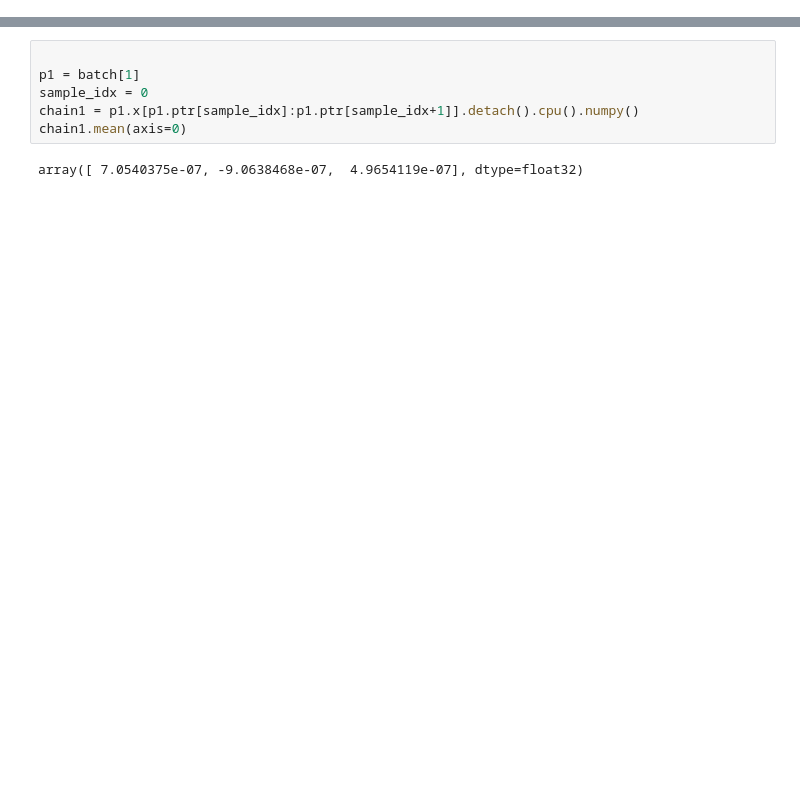
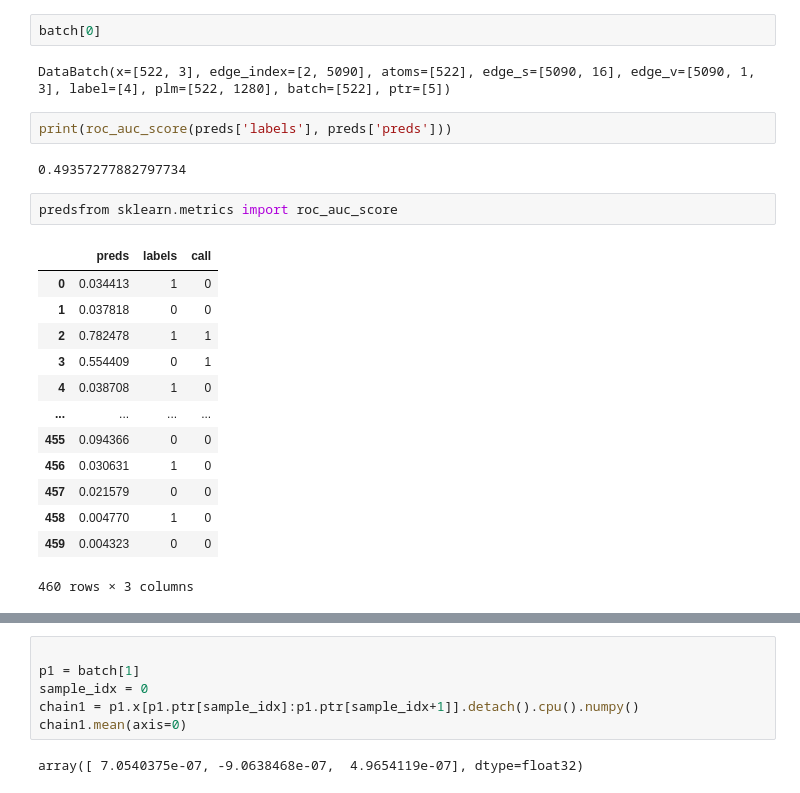
Before and after one commit to outpace-bio/GGNN_Meets_PLM, a Jupyter notebook: notebooks/egnn_play.ipynb, the cells around one changed output, grey strips where cells are left out. Cells and saved outputs as stored; diff of their text form; blank space fills up the shorter version.

```diff
--- a/notebooks/egnn_play.ipynb
+++ b/notebooks/egnn_play.ipynb
@@ -85,0 +139,24 @@ preds
+# %%
+batch[0]
+# %% [output]
+DataBatch(x=[522, 3], edge_index=[2, 5090], atoms=[522], edge_s=[5090, 16], edge_v=[5090, 1, 3], label=[4], plm=[522, 1280], batch=[522], ptr=[5])
+# %%
+print(roc_auc_score(preds['labels'], preds['preds']))
+# %% [output]
+0.49357277882797734
+# %%
+predsfrom sklearn.metrics import roc_auc_score
+# %% [output]
+|  | preds | labels | call |
+| 0 | 0.034413 | 1 | 0 |
+| 1 | 0.037818 | 0 | 0 |
+| 2 | 0.782478 | 1 | 1 |
+| 3 | 0.554409 | 0 | 1 |
+| 4 | 0.038708 | 1 | 0 |
+| ... | ... | ... | ... |
+| 455 | 0.094366 | 0 | 0 |
+| 456 | 0.030631 | 1 | 0 |
+| 457 | 0.021579 | 0 | 0 |
+| 458 | 0.004770 | 1 | 0 |
+| 459 | 0.004323 | 0 | 0 |
+460 rows × 3 columns
```
Also changed, not shown: parts of 12 cells of this notebook, 5 other files.
